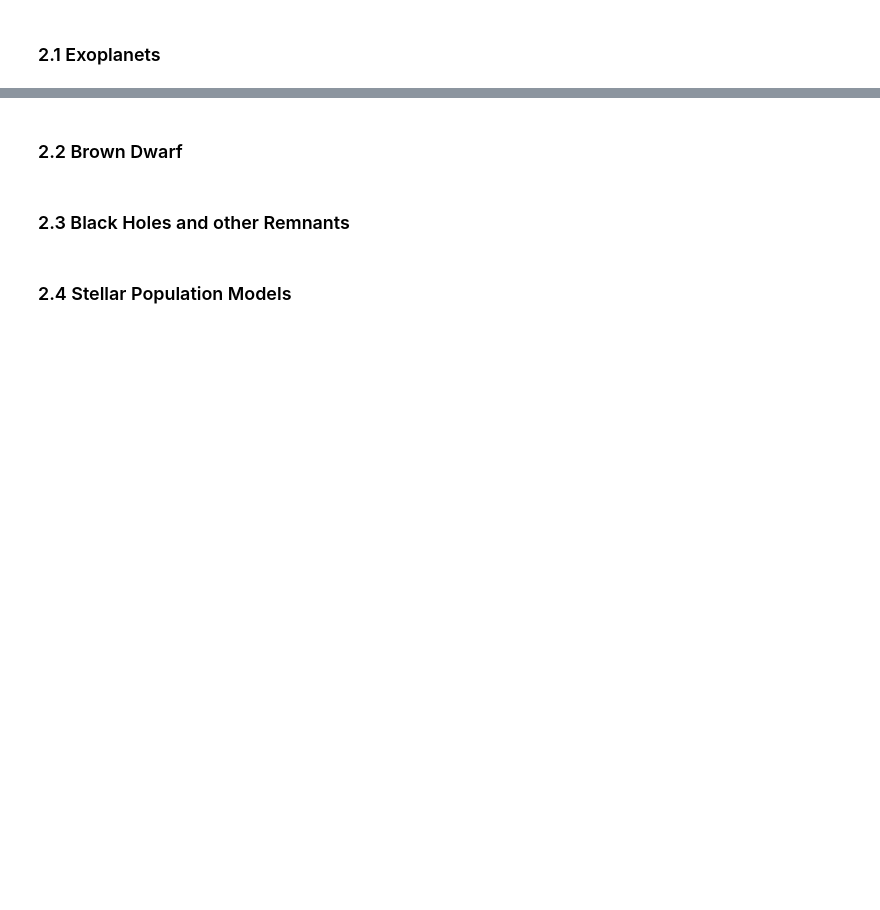
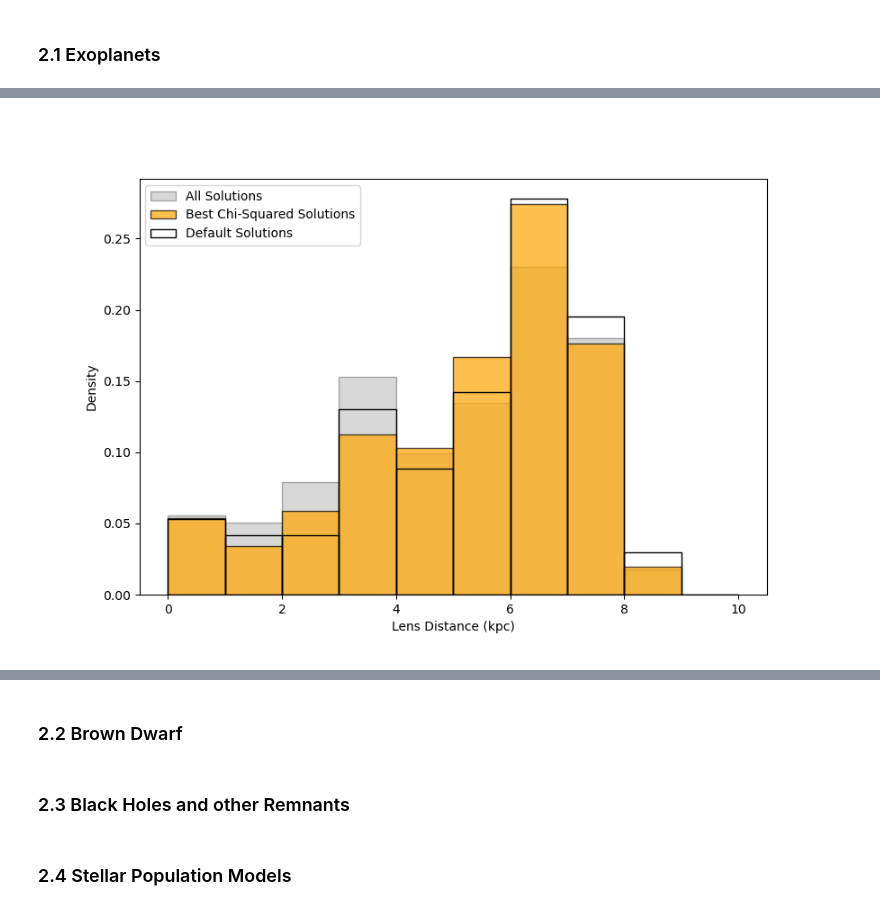
Before and after one commit to AmberLee2427/TheMicrolensersGuideToTheGalaxy, a Jupyter notebook: Notebooks/Introduction.ipynb, the cells around one changed output, grey strips where cells are left out. Cells and saved outputs as stored; diff of their text form; code cells hidden in the pictures; blank space fills up the shorter version.

```diff
--- a/Notebooks/Introduction.ipynb
+++ b/Notebooks/Introduction.ipynb
@@ -615,0 +784,52 @@ plt.show()
+# %%
+# Fetch data from the ML table in NASA Exoplanet Archive using astroquery
+query = NasaExoplanetArchive.query_criteria(table="ML", select="pl_name,sy_dist,ml_modeldef,ml_modelchisq")
+ML_df = query.to_pandas()
+
+# Filter out rows with missing values and create a copy of the DataFrame
+microlensing_df_clean = ML_df.dropna(subset=['sy_dist', 'ml_modelchisq']).copy()
+
+# Convert distances from parsecs to kiloparsecs
+microlensing_df_clean['sy_dist_kpc'] = microlensing_df_clean['sy_dist'] / 1000.0
+
+# Identify the degenerate solutions with the lowest ml_modelchisq for each pl_name
+microlensing_df_best_chisq = microlensing_df_clean.loc[microlensing_df_clean.groupby('pl_name')['ml_modelchisq'].idxmin()]
+
+# Filter for entries with ml_modeldef = 1
+microlensing_df_default = microlensing_df_clean[microlensing_df_clean['ml_modeldef'] == 1]
+
+
+# Calculate histograms
+bins = np.linspace(0, 10, 11)
+all_hist, _ = np.histogram(microlensing_df_clean['sy_dist_kpc'], bins=bins, density=True)
+best_chisq_hist, _ = np.histogram(microlensing_df_best_chisq['sy_dist_kpc'], bins=bins, density=True)
+default_hist, _ = np.histogram(microlensing_df_default['sy_dist_kpc'], bins=bins, density=True)
+
+# Calculate density difference
+density_difference_best_chisq = best_chisq_hist - all_hist
+density_difference_default = default_hist - all_hist
+
+# Plotting the histograms
+plt.close(5)
+plt.figure(num=5, figsize=(9, 6))
+plt.hist(microlensing_df_clean['sy_dist_kpc'], bins=bins, color='grey', edgecolor='black', alpha=0.3, density=True, label='All Solutions')
+plt.hist(microlensing_df_best_chisq['sy_dist_kpc'], bins=bins, color='orange', edgecolor='black', alpha=0.7, density=True, label='Best Chi-Squared Solutions')
+plt.hist(microlensing_df_default['sy_dist_kpc'], bins=bins, facecolor='none', edgecolor='black', alpha=1.0, density=True, label='Default Solutions')
+
+# Plotting the density difference
+#bin_centers = 0.5 * (bins[:-1] + bins[1:])
+#plt.plot(bin_centers, density_difference_best_chisq, marker='o', color='black', label='Density Difference (Best Chi-Squared)')
+#plt.plot(bin_centers, density_difference_default, marker='x', color='black', label='Density Difference (Default)')
+
+# Labels and title
+plt.xlabel('Lens Distance (kpc)')
+plt.ylabel('Density')
+plt.legend()
+
+# Show plot
+plt.show()
+
+# Save plot
+plt.savefig('microlensing_lens_distance_histogram_density_difference.png', dpi=300)
+# %% [output]
+[figure, added]
```
Also changed, not shown: parts of 25 cells of this notebook, 12 other files.
